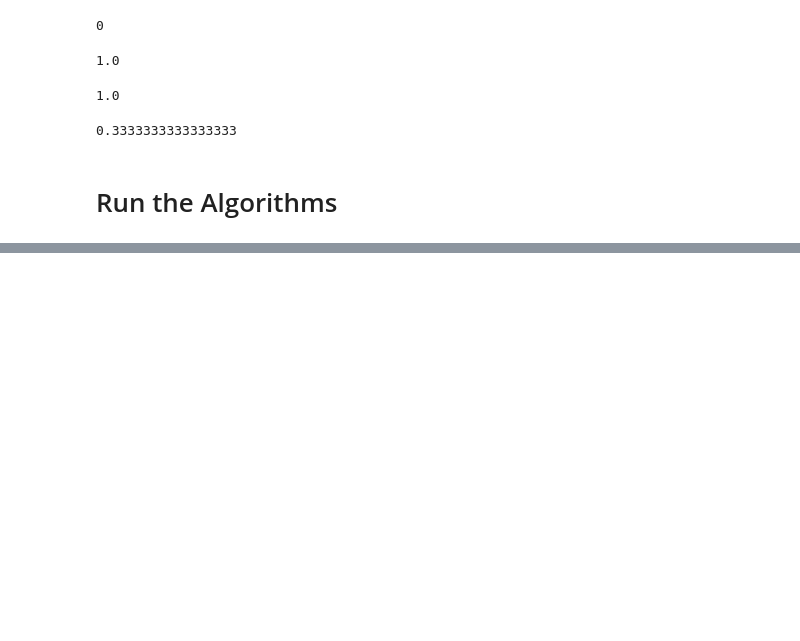
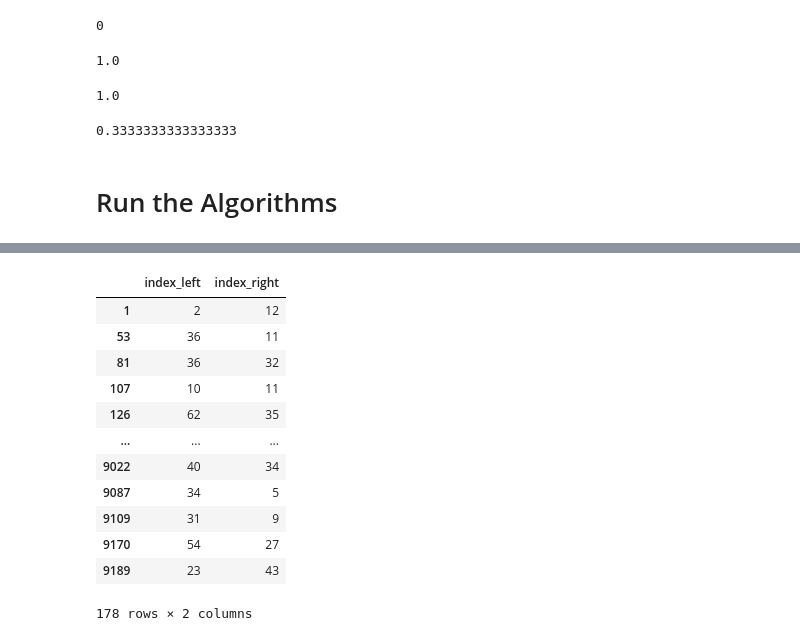
Before and after one commit to hugoschwabe/bachelor-thesis, a Jupyter notebook: benchmark.ipynb, the cells around one changed output, grey strips where cells are left out. Drawn from its saved outputs; the diff is of its cells as text; code cells hidden in the pictures; blank space fills up the shorter version.

```diff
--- a/benchmark.ipynb
+++ b/benchmark.ipynb
@@ -208,0 +235,21 @@ Modularität Q = 0.9615
+# %%
+edges_converter = pd.DataFrame(np.array(original.edges), columns=["nodes_left", "nodes_right"])
+edges_converter = edges_converter.merge(df.rename(columns={"nodes":"nodes_left", "index":"index_left"}), on="nodes_left", how="left")
+edges_converter = edges_converter.merge(df.rename(columns={"nodes":"nodes_right", "index":"index_right"}), on="nodes_right", how="left")
+edges_converter = edges_converter[["index_left", "index_right"]].drop_duplicates()
+edges_converter = edges_converter[edges_converter["index_left"] != edges_converter["index_right"]]
+edges_converter
+# %% [output]
+|  | index_left | index_right |
+| 1 | 2 | 12 |
+| 53 | 36 | 11 |
+| 81 | 36 | 32 |
+| 107 | 10 | 11 |
+| 126 | 62 | 35 |
+| ... | ... | ... |
+| 9022 | 40 | 34 |
+| 9087 | 34 | 5 |
+| 9109 | 31 | 9 |
+| 9170 | 54 | 27 |
+| 9189 | 23 | 43 |
+178 rows × 2 columns
```
Also changed, not shown: parts of 8 cells of this notebook.
